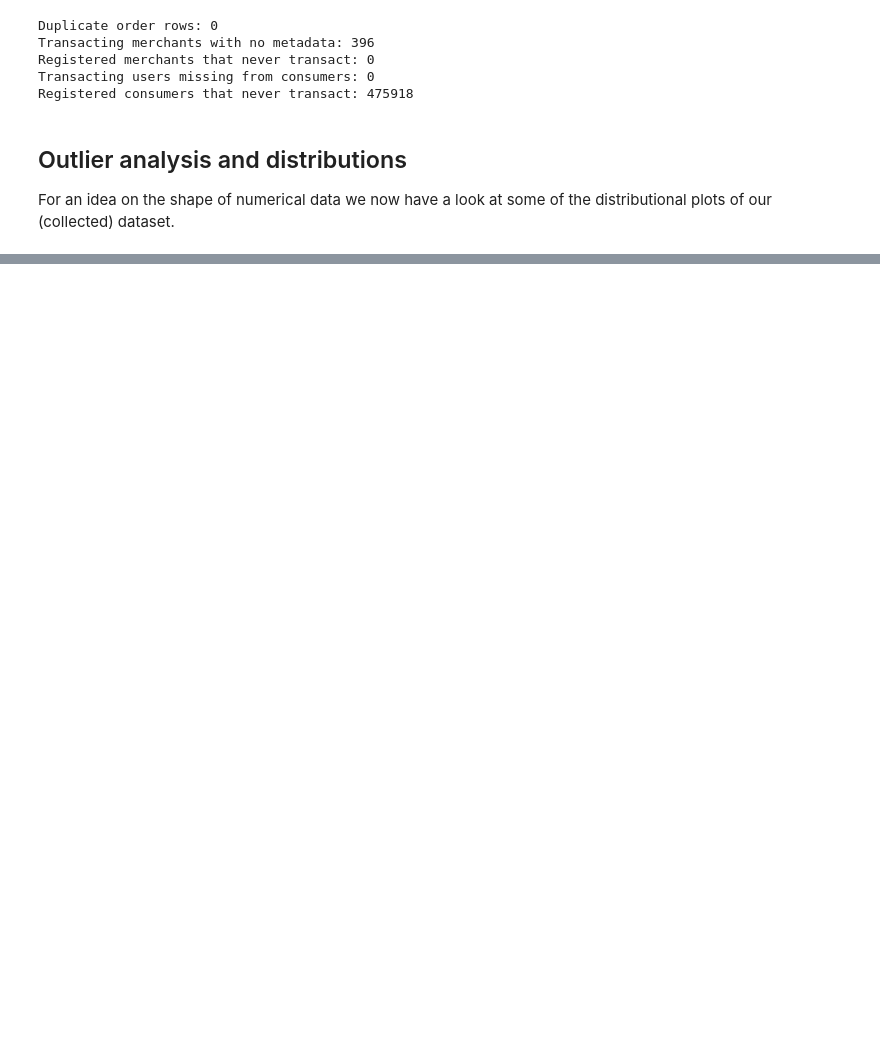
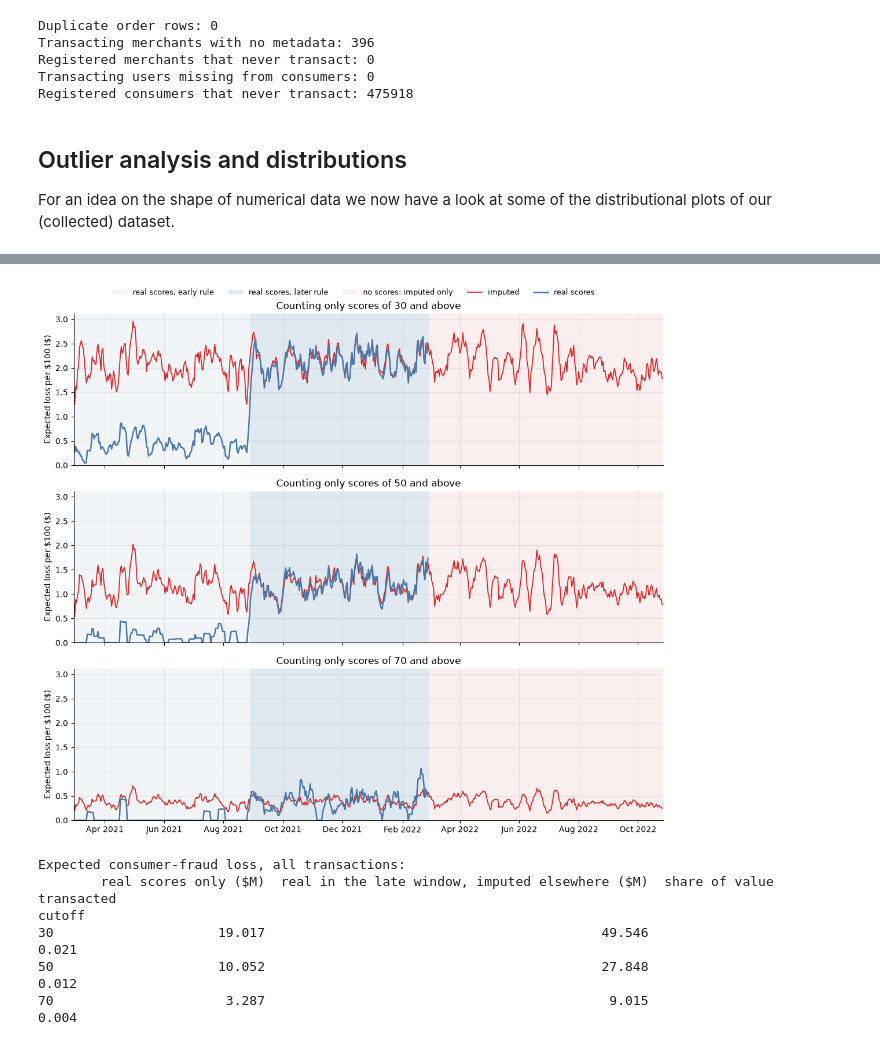
Before and after one commit to cjboingboing/project2, a Jupyter notebook: notebooks/final_findings.ipynb, the cells around one changed output, grey strips where cells are left out. Saved outputs shown, nothing was run; the diff lists cells and outputs as text; code cells hidden in the pictures; blank space fills up the shorter version.

```diff
--- a/notebooks/final_findings.ipynb
+++ b/notebooks/final_findings.ipynb
@@ -317,0 +559,64 @@ plt.show()
+# %%
+late_days = user_days.where(F.col("order_date").between(REGIME_START, SCORE_END))
+lookup = late_days.groupBy("spend_bin").agg(
+    *[(F.sum(p_if_at_least("consumer_score", c) * F.col("day_spend")) / F.sum("day_spend")).alias(f"p_day_min{c}")
+      for c in CUTOFFS])
+
+daily = (
+    user_days.join(F.broadcast(lookup), "spend_bin", "left")
+    .groupBy("order_date")
+    .agg(F.sum("day_spend").alias("value"),
+         *[F.sum(p_if_at_least("consumer_score", c) * F.col("day_spend")).alias(f"observed_loss_min{c}")
+           for c in CUTOFFS],
+         *[F.sum(F.coalesce(F.col(f"p_day_min{c}"), F.lit(0.0)) * F.col("day_spend")).alias(f"imputed_loss_min{c}")
+           for c in CUTOFFS])
+    .toPandas()
+)
+daily["order_date"] = pd.to_datetime(daily["order_date"])
+daily = daily.sort_values("order_date").set_index("order_date")
+in_window = (daily.index >= SCORE_START) & (daily.index <= SCORE_END)
+rolling = daily.rolling("7D").sum()
+
+SPANS = [(SCORE_START, REGIME_START, OBS_BLUE, 0.07, "real scores, early rule"),
+         (REGIME_START, "2022-02-28", OBS_BLUE, 0.17, "real scores, later rule"),
+         ("2022-02-28", "2022-10-27", IMP_RED, 0.08, "no scores: imputed only")]
+fig, axes = plt.subplots(len(CUTOFFS), 1, figsize=(11, 9.5), sharex=True, sharey=True)
+for ax, c in zip(axes, CUTOFFS):
+    for start, end, colour, alpha, name in SPANS:
+        ax.axvspan(pd.Timestamp(start), pd.Timestamp(end), color=colour, alpha=alpha, linewidth=0, label=name)
+    imputed = rolling[f"imputed_loss_min{c}"] / rolling["value"] * 100
+    observed = (rolling[f"observed_loss_min{c}"] / rolling["value"] * 100).where(in_window)
+    ax.plot(imputed.index, imputed, color=IMP_RED, linewidth=1.3, label="imputed")
+    ax.plot(observed.index, observed, color=OBS_BLUE, linewidth=1.8, label="real scores")
+    ax.set(ylabel="Expected loss per \$100 ($)", title=f"Counting only scores of {c} and above")
+    ax.set_xlim(pd.Timestamp(SCORE_START), pd.Timestamp("2022-10-27"))
+    ax.xaxis.set_major_locator(mdates.MonthLocator(interval=2))
+    ax.xaxis.set_major_formatter(mdates.DateFormatter("%b %Y"))
+    ax.grid(color="#ececec")
+    ax.set_axisbelow(True)
+    sns.despine(ax=ax)
+axes[0].set_ylim(0, None)
+fig.legend(*axes[0].get_legend_handles_labels(), frameon=False, fontsize=9, ncol=5,
+           loc="upper center", bbox_to_anchor=(0.5, 1.02))
+fig.tight_layout()
+plt.show()
+
+# Totals over the whole dataset (every transaction, 28 Feb 2021 - 26 Oct 2022).
+late = (daily.index >= REGIME_START) & (daily.index <= SCORE_END)
+totals = pd.DataFrame({
+    "real scores only ($M)": [daily[f"observed_loss_min{c}"].sum() / 1e6 for c in CUTOFFS],
+    "real in the late window, imputed elsewhere ($M)":
+        [(daily.loc[late, f"observed_loss_min{c}"].sum() + daily.loc[~late, f"imputed_loss_min{c}"].sum()) / 1e6
+         for c in CUTOFFS],
+}, index=pd.Index(CUTOFFS, name="cutoff"))
+totals["share of value transacted"] = totals.iloc[:, 1] * 1e6 / daily["value"].sum()
+print("Expected consumer-fraud loss, all transactions:")
+print(totals.round(3).to_string())
+# %% [output]
+[figure, added]
+Expected consumer-fraud loss, all transactions:
+        real scores only ($M)  real in the late window, imputed elsewhere ($M)  share of value transacted
+cutoff
+30                     19.017                                           49.546                      0.021
+50                     10.052                                           27.848                      0.012
+70                      3.287                                            9.015                      0.004
```
Also changed, not shown: parts of 30 cells of this notebook, 15 other files.
